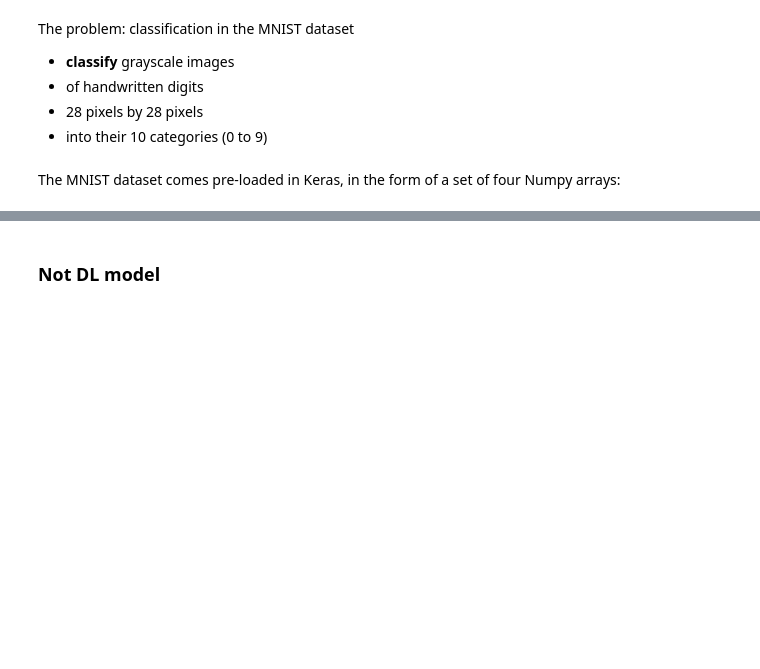
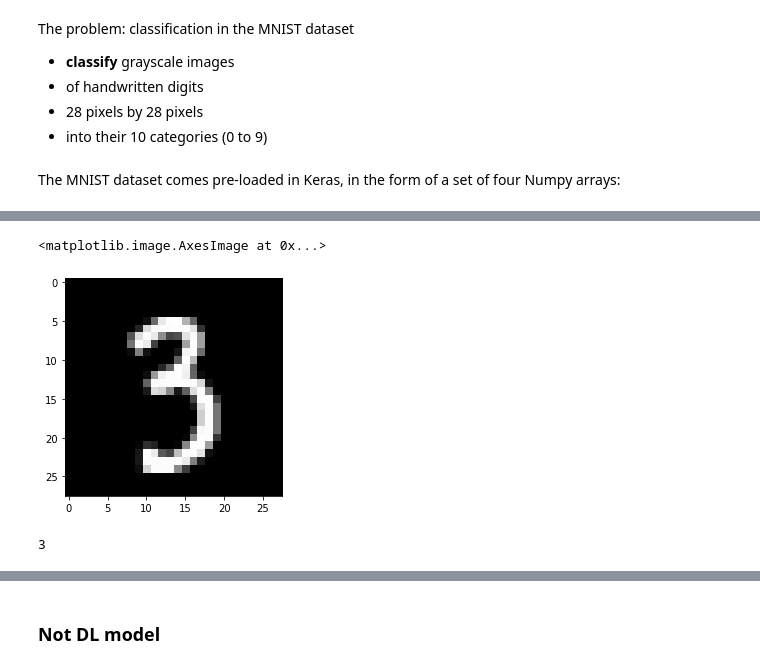
Before and after one commit to Ironhack-Data-Madrid-Agosto-2021/classroom-materials, a Jupyter notebook: week_08/01-deep_learning.ipynb, the cells around one changed output, grey strips where cells are left out. Drawn from its saved outputs; the diff is of its cells as text; code cells hidden in the pictures; blank space fills up the shorter version.

```diff
--- a/week_08/01-deep_learning.ipynb
+++ b/week_08/01-deep_learning.ipynb
@@ -172,7 +297,12 @@ train_images.shape
 # %%
-plt.imshow(train_images[20], cmap="gray")
+plt.imshow(train_images[98], cmap="gray")
+# %% [output]
+<matplotlib.image.AxesImage at 0x...>
+[figure, added]
 # %%
-train_labels[20]
+train_labels[98]
+# %% [output]
+3
 # %%
 n_images = 10
 fig, axs = plt.subplots(1, n_images, figsize=(20, 20))
```
Also changed, not shown: parts of 84 cells of this notebook.
